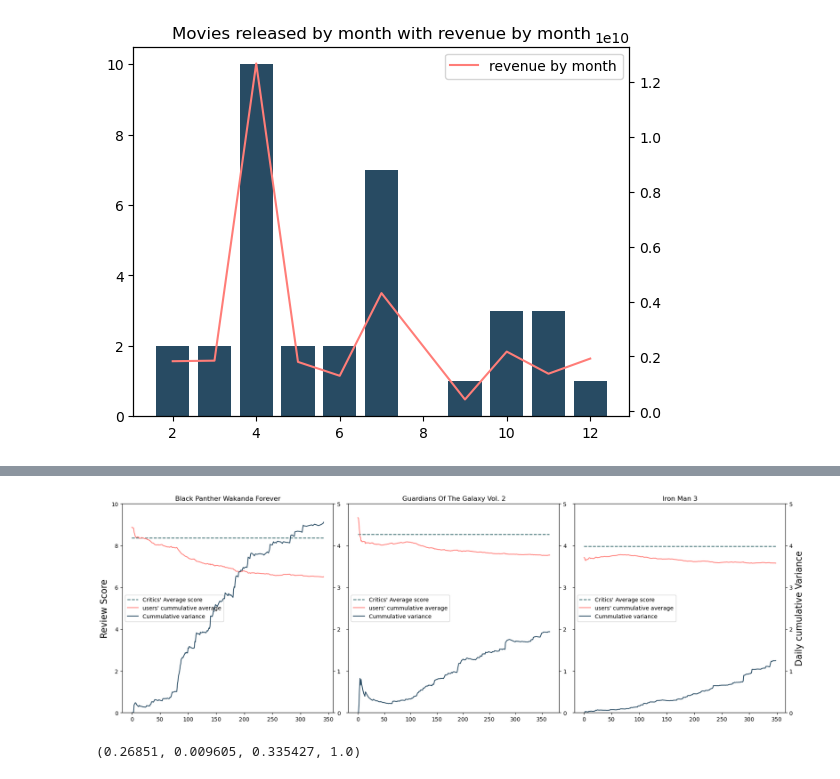
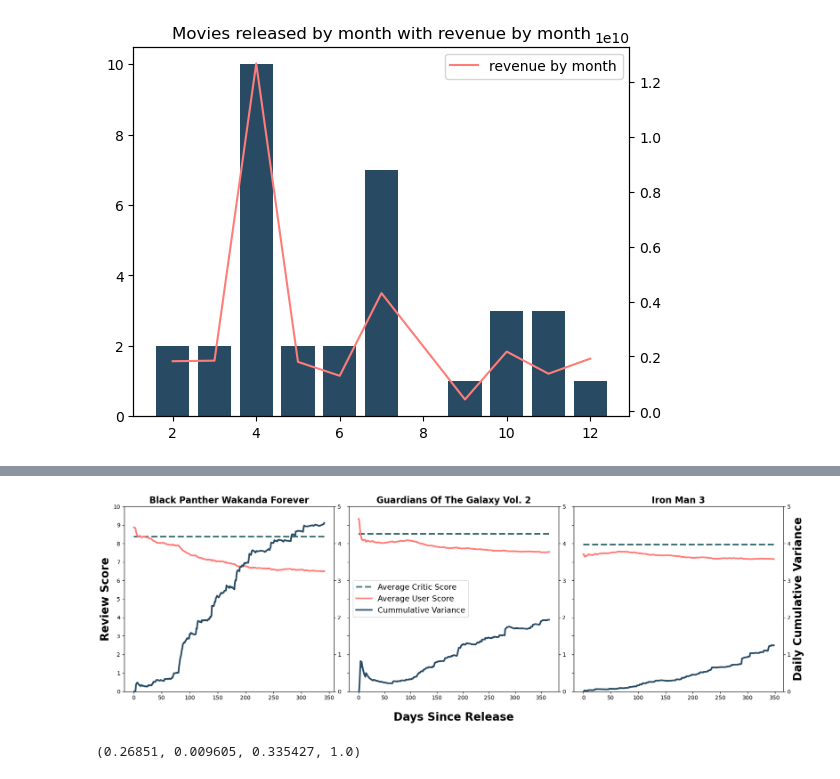
Before and after one commit to rizz-kings/data-in-the-wild, a Jupyter notebook: notebooks/popularity_analysis.ipynb, the cells around one changed output, grey strips where cells are left out. Saved outputs shown, nothing was run; the diff lists cells and outputs as text; code cells hidden in the pictures.

```diff
--- a/notebooks/popularity_analysis.ipynb
+++ b/notebooks/popularity_analysis.ipynb
@@ -85,12 +85,22 @@ ax1.grid()
 ax2 = fig.add_subplot(gs[2], sharex=ax1)
 
 
-ax1.plot(df_year.index, df_year["movie_budget"], color="#3C6E71", label="total budget")
+ax1.plot(df_year.index, df_year["movie_budget"], color="#3C6E71", label="Total Budget", linewidth=3)
 # frame1.axes.get_xaxis().set_visible(False)
-ax1.plot(df_year.index, df_year["movie_revenue"], color="#FF7D78", label="total revenue")
+ax1.plot(df_year.index, df_year["movie_revenue"], color="#FF7D78", label="Total Revenue", linewidth=3)
+
+# removing the x axis on the top plot
+ax1.axes.get_xaxis().set_visible(False)
+
+ax1.yaxis.set_major_formatter(lambda x, pos: f"{int(x/1000000)}M")
+ax1.set_ylabel("USD (Millions)")
+
+# until 2023
+
 ax1.legend()
 ax2.bar(movie_counts.index, movie_counts, color="#284b63")
-fig.suptitle("evolution of budget and revenue throughout time")
+ax2.set_ylabel("Movies released")
+fig.suptitle("Evolution of the Marvel Cinematic Universe", fontsize=16)
 
 plt.savefig("../data/processed/plots/budget_revenue_amount_of_movies.png")
 plt.show()
@@ -141,7 +151,7 @@ for idx, name in movie_names.items():
     c_df = pd.concat(time_dfs)
 # Creating plot
     fig, ax = plt.subplots(1,1, figsize=(10,5))
-    sns.boxplot(y = "time_group", x="score", data=c_df, ax=ax, orient="y")
+    sns.boxplot(y = "time_group", x="score", data=c_df, ax=ax, orient="h")
 # #     # plt.plot(movie_df)
 # #     # axes2 = plt.twinx()
 # #     # axes2.plot(movie_df.interpolate(), color="red")
@@ -166,6 +176,9 @@ critic_review_df.head()
 | 3 | ant-man-and-the-wasp-quantumania | Sarah Vincent | True | 2023-10-18 | the two-dimensional supporting ch... | https://www.rottentomatoes.com/m/... | 2023-10-20 |
 | 4 | ant-man-and-the-wasp-quantumania | Rick Bentley | True | 2023-10-17 | The errors are easy to miss becau... | https://www.rottentomatoes.com/m/... | 2023-10-20 |
 # %%
+from matplotlib.ticker import MultipleLocator
+
+
 fig, ax = plt.subplots(1,3, figsize=(18,6), sharex='col', sharey='row')
 for i, (idx, name) in enumerate(movie_names.items()):
     movie_df = user_review_df[user_review_df["movie"] == name]
@@ -177,42 +190,48 @@ for i, (idx, name) in enumerate(movie_names.items()):
     movie_df = movie_df.groupby("time since")["score"].mean()
     if movie_df.empty:
         continue
     average_score =  (len(critic_df[critic_df["is_rotten"] == False])/len(critic_df)) * 10
 
     rolling_df = movie_df.rolling(7, center=True).mean()
 
     # ax[0,i].plot(movie_df, color="blue", alpha=0.1)
     # ax[0,i].plot(rolling_df, color="#353535", label="users' smoothed average")
-    lns1 = ax[i].plot(movie_df.index, np.repeat(average_score, len(movie_df.index)), color='#3C6E71', linestyle='--', label="Critics' Average score")
-    lns2 = ax[i].plot(movie_df.expanding().mean(), color="#FF7D78", label="users' cummulative average")
+    lns1 = ax[i].plot(movie_df.index, np.repeat(average_score, len(movie_df.index)), color='#3C6E71', linestyle='--', label="Average Critic Score", linewidth=3)
+    lns2 = ax[i].plot(movie_df.expanding().mean(), color="#FF7D78", label="Average User Score", linewidth=3)
     ax[i].set_ylim(0,10)
     # ax[0,i].plot(movie_df.expanding().mean(), color="#D9D9D9", label="users' cummulative average")
     # ax[0,i].legend()
-    ax[i].set_title(f"{name.replace('-', ' ').title()}")
+    ax[i].set_title(f"{name.replace('-', ' ').title()}", fontsize=16, fontweight="bold")
     # # sns.boxplot(x=movie_df.index.strftime('%Y'), y=movie_df, ax=ax[0,1])
 
     ax2 = ax[i].twinx()
     ax2.set_ylim(0,5)
 
-    lns3 = ax2.plot(movie_df.expanding().var(), color="#284B63", label="Cummulative variance")
+
+    lns3 = ax2.plot(movie_df.expanding().var(), color="#284B63", label="Cummulative Variance", linewidth=3)
 
     lns = lns1 + lns2+lns3
     labs = [l.get_label() for l in lns]
-    ax[i].legend(lns, labs, loc=6)
     # ax2.fill_between(, movie_df.expanding().var(), step="pre", alpha=0.4)
     # ax2[1,i].legend()
     # ax[1,i].set_title("Analyses of the variance of reviews")
-ax[0].set_ylabel("Review Score", fontsize=16)
+ax[1].legend(lns, labs, loc=6, fontsize=14)
+ax[0].yaxis.set_major_locator(MultipleLocator(10))
+ax[0].yaxis.set_major_locator(MultipleLocator(1))
+ax[0].set_ylabel("Review Score", fontsize=20, fontweight="bold")
+ax[1].set_xlabel("Days Since Release", fontsize=20, fontweight="bold", labelpad=20)
 
-ax2.set_ylabel("Daily cumulative Variance", fontsize=16)
+
+
+ax2.set_ylabel("Daily Cumulative Variance", fontsize=20, fontweight="bold")
 # ax2.set_ylabel("Daily Cumulative variance")
 # plt.suptitle(f"Time Series analyses of test cases", fontsize=20)
 # ax[0,0].set_ylabel("Critics' Average Review Scores")
 plt.tight_layout()
-plt.savefig("../data/processed/plots/average_variance_user_reviews.png")
+plt.savefig("../data/processed/plots/average_variance_user_reviews.png", bbox_inches='tight', dpi=300)
 plt.show()
 # %% [output]
-[figure, old version]
+[figure, new version]
 # %%
 from matplotlib.colors import ListedColormap, LogNorm, Normalize
 
```
Also changed, not shown: parts of 3 cells of this notebook, 3 other files.
